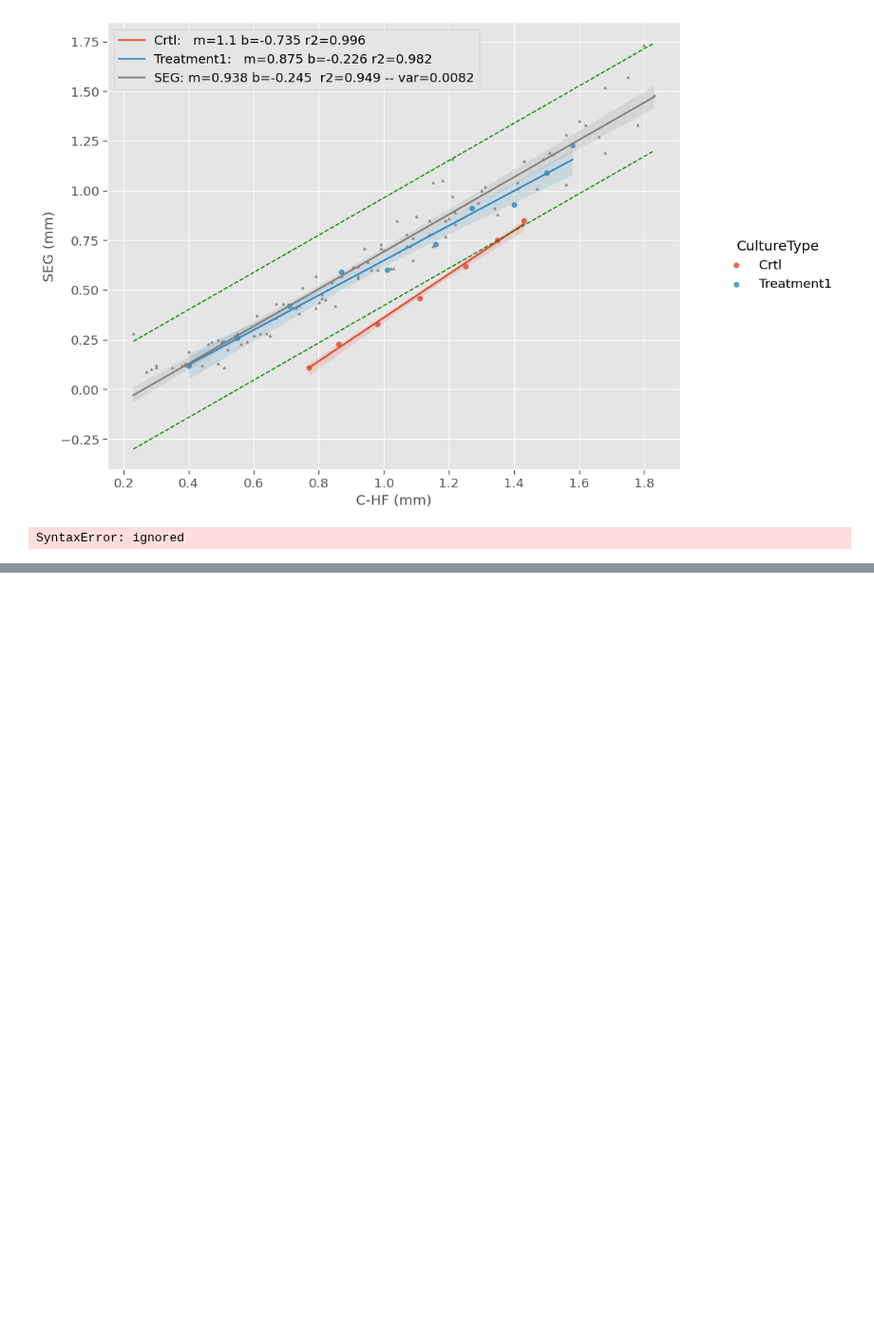
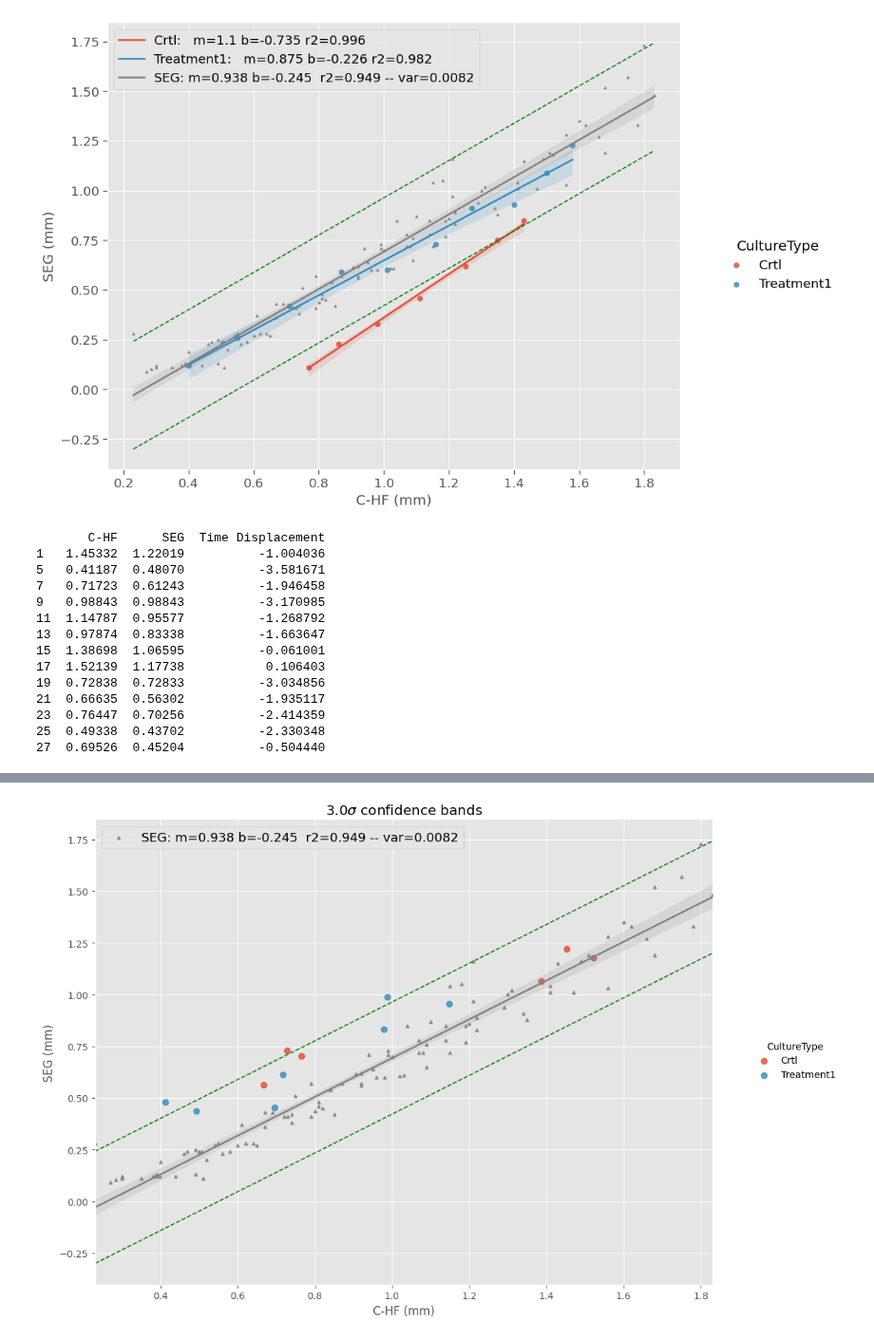
Before and after one commit to pjmartel/ChEEQ_tool, a Jupyter notebook: embryo_tool.ipynb, the cells around one changed output, grey strips where cells are left out. Shown at 95% size. Saved outputs shown, nothing was run; the diff lists cells and outputs as text; code cells hidden in the pictures; blank space fills up the shorter version.

```diff
--- a/embryo_tool.ipynb
+++ b/embryo_tool.ipynb
@@ -768,7 +755,23 @@ if x_measure == y_measure:
 
 #data = data_ref.loc[:,'Time':'C-HF']
 data = data_ref.loc[:,'Time':'C-HF']
+data.dropna(axis=0, how='any', inplace=True)
 time = 'Time'
+
+# Linear regression of reference data, with confidence bands
+x = np.array(data[x_measure])
+y = np.array(data[y_measure])
+p = np.argsort(x)
+x = x[p]
+y = y[p]
+m, b, r, _, _ = linregress(x, y)
+# calc variance of data
+y_hat = m * x + b
+yy = y - y_hat
+yy_var = yy.var(ddof=2)
+bmin = b-sigma*np.sqrt(yy_var)
+bmax = b+sigma*np.sqrt(yy_var)
+
 
 # Set up data for time displacement calculation
 timed_data = data[[x_measure,y_measure,time]].copy()
@@ -831,18 +834,18 @@ elif input_mode == "manual":
   #   t = np.array(temp_data.iloc[:,2])
   #   mt, bt, rt, _, _ = linregress(t, x) ## CORRECT THIS !!!
 
-  x = np.array(temp_data[x_measure])
-  y = np.array(temp_data[y_measure])
-  p = np.argsort(x)
-  x = x[p]
-  y = y[p]
-  m, b, r, _, _ = linregress(x, y)
-  # calc variance of data
-  y_hat = m * x + b
-  yy = y - y_hat
-  yy_var = yy.var(ddof=2)
-  bmin = b-sigma*np.sqrt(yy_var)
-  bmax = b+sigma*np.sqrt(yy_var)
+  # x = np.array(temp_data[x_measure])
+  # y = np.array(temp_data[y_measure])
+  # p = np.argsort(x)
+  # x = x[p]
+  # y = y[p]
+  # m, b, r, _, _ = linregress(x, y)
+  # # calc variance of data
+  # y_hat = m * x + b
+  # yy = y - y_hat
+  # yy_var = yy.var(ddof=2)
+  # bmin = b-sigma*np.sqrt(yy_var)
+  # bmax = b+sigma*np.sqrt(yy_var)
 
   from itertools import cycle
   colors = ['red', 'orange','magenta','brown','black','gray']
@@ -940,4 +943,17 @@ handles, labels = plt.gca().get_legend_handles_labels()
 #_ = ax.legend(['_','_','_','_', label])
 _ = ax.legend(handles[-1:], labels[-1:])
 # %% [output]
-SyntaxError: ignored
+       C-HF      SEG  Time Displacement
+1   1.45332  1.22019          -1.004036
+5   0.41187  0.48070          -3.581671
+7   0.71723  0.61243          -1.946458
+9   0.98843  0.98843          -3.170985
+11  1.14787  0.95577          -1.268792
+13  0.97874  0.83338          -1.663647
+15  1.38698  1.06595          -0.061001
+17  1.52139  1.17738           0.106403
+19  0.72838  0.72833          -3.034856
+21  0.66635  0.56302          -1.935117
+23  0.76447  0.70256          -2.414359
+25  0.49338  0.43702          -2.330348
+27  0.69526  0.45204          -0.504440
@@ -943,0 +961 @@ SyntaxError: ignored
+[figure, added]
```
Also changed, not shown: parts of 12 cells of this notebook.
